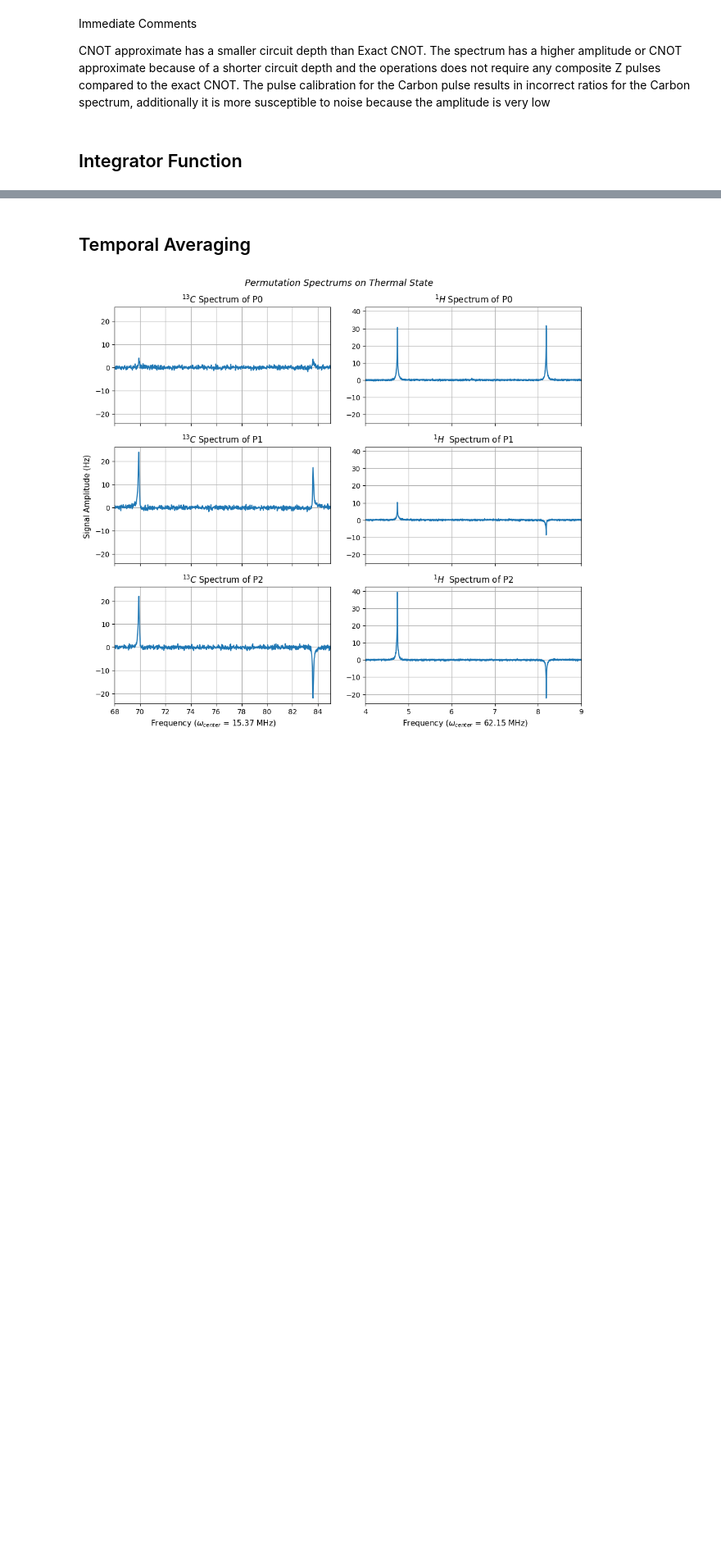
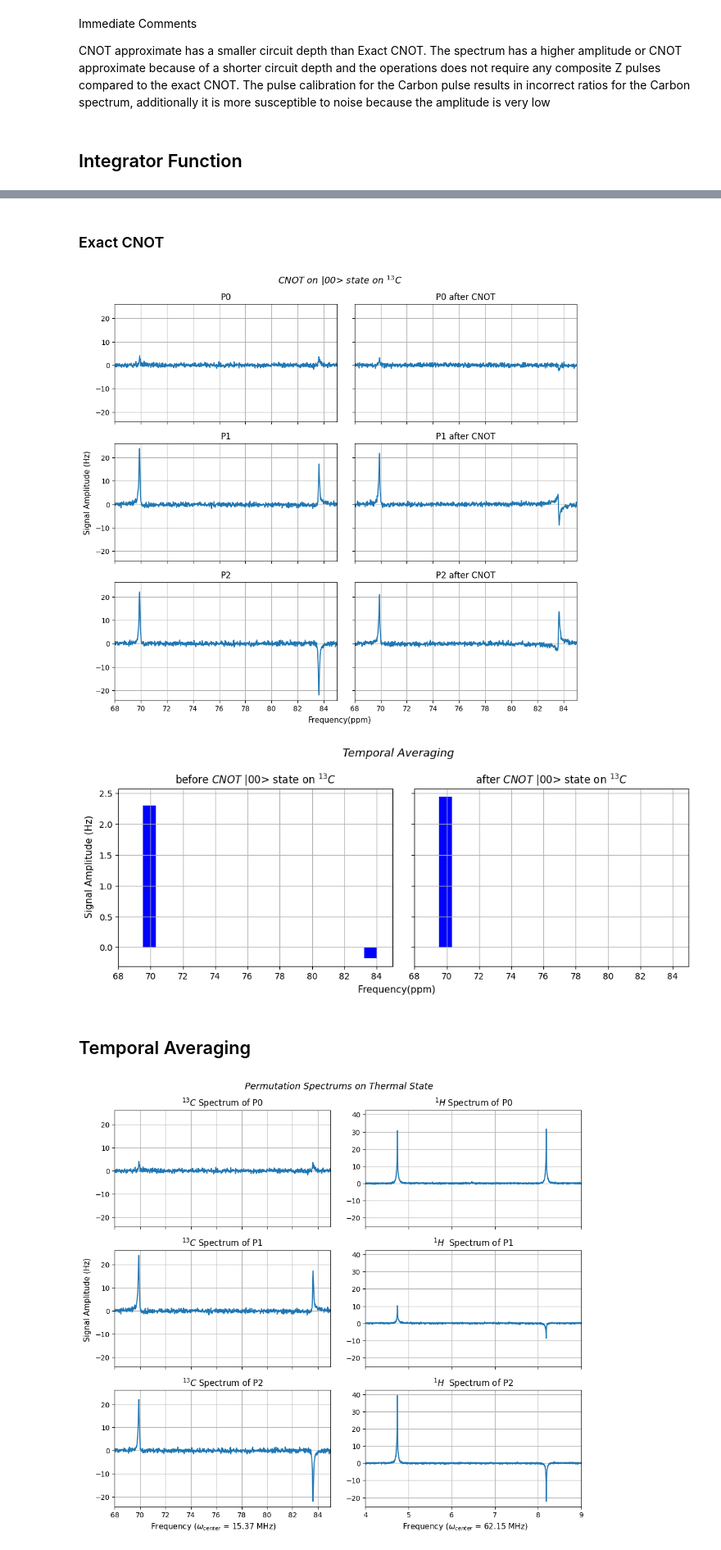
Before and after one commit to shashankd95/ApproximateToffoli, a Jupyter notebook: NMR_Algorithms.ipynb, the cells around one changed output, grey strips where cells are left out. Shown at 82% size. Saved outputs shown, nothing was run; the diff lists cells and outputs as text; code cells hidden in the pictures; blank space fills up the shorter version.

```diff
--- a/NMR_Algorithms.ipynb
+++ b/NMR_Algorithms.ipynb
@@ -66,3 +145,80 @@ def integrator(xdat, ydat, min, max, thresh = 0.4):
+# %% [markdown]
+### Exact CNOT
+# %%
+P0_13C = pd.read_csv("/workspaces/PrelabSimulations/NMR Lab Data/State 00 13C Data/before and after CNOT/P0_13C.csv", header = None)
+P0_CNOT_13C = pd.read_csv("/workspaces/PrelabSimulations/NMR Lab Data/State 00 13C Data/before and after CNOT/P0_CNOT_13C.csv",
+                          header = None)
+
+P1_13C = pd.read_csv("/workspaces/PrelabSimulations/NMR Lab Data/State 00 13C Data/before and after CNOT/P1_13C.csv", header = None)
+P1_CNOT_13C = pd.read_csv("/workspaces/PrelabSimulations/NMR Lab Data/State 00 13C Data/before and after CNOT/P1_CNOT_13C.csv",
+                          header = None)
+
+P2_13C = pd.read_csv("/workspaces/PrelabSimulations/NMR Lab Data/State 00 13C Data/before and after CNOT/P2_13C.csv", header = None)
+P2_CNOT_13C = pd.read_csv( "/workspaces/PrelabSimulations/NMR Lab Data/State 00 13C Data/before and after CNOT/P2_CNOT_13C.csv",
+                          header = None)
+
+freq_P0_13C = np.array(P0_13C.iloc[:,0])
+spec_P0_13C = np.array(P0_13C.iloc[:,1])
+freq_P0_CNOT_13C = np.array(P0_CNOT_13C.iloc[:,0])
+spec_P0_CNOT_13C = np.array(P0_CNOT_13C.iloc[:,1])
+
+freq_P1_13C = np.array(P1_13C.iloc[:,0])
+spec_P1_13C = np.array(P1_13C.iloc[:,1])
+freq_P1_CNOT_13C = np.array(P1_CNOT_13C.iloc[:,0])
+spec_P1_CNOT_13C = np.array(P1_CNOT_13C.iloc[:,1])
+
+freq_P2_13C = np.array(P2_13C.iloc[:,0])
+spec_P2_13C = np.array(P2_13C.iloc[:,1])
+freq_P2_CNOT_13C = np.array(P2_CNOT_13C.iloc[:,0])
+spec_P2_CNOT_13C = np.array(P2_CNOT_13C.iloc[:,1])
+
+loc_P0_13C, int_P0_13C = integrator(freq_P0_13C, spec_P0_13C, 65, 91, 0.8)
+loc_P1_13C, int_P1_13C = integrator(freq_P1_13C, spec_P1_13C, 65, 91, 0.7)
+loc_P2_13C, int_P2_13C = integrator(freq_P2_13C, spec_P2_13C, 65, 91, 0.7)
+
+loc_P0_CNOT_13C, int_P0_CNOT_13C = integrator(freq_P0_CNOT_13C, spec_P0_CNOT_13C, 65, 91, 0.8)
+loc_P1_CNOT_13C, int_P1_CNOT_13C = integrator(freq_P1_CNOT_13C, spec_P1_CNOT_13C, 65, 91, 0.7)
+loc_P2_CNOT_13C, int_P2_CNOT_13C = integrator(freq_P2_CNOT_13C, spec_P2_CNOT_13C, 65, 91, 0.7)
+
+plt.rcParams['axes.grid'] = True
+fig, ax = plt.subplots(3, 2, sharey = 'all', sharex = 'all', figsize = (10,9))
+fig.suptitle('$CNOT$ on |00> state on $^{13}C$', fontsize=13, style = 'italic')
+ax[0, 0].set_xlim(68, 85)
+ax[0, 0].plot(freq_P0_13C, spec_P0_13C)
+ax[0, 0].title.set_text("P0")
+ax[1, 0].plot(freq_P1_13C, spec_P1_13C)
+ax[1, 0].title.set_text("P1")
+ax[2, 0].plot(freq_P2_13C, spec_P2_13C)
+ax[2, 0].title.set_text("P2")
+
+ax[0, 1].plot(freq_P0_CNOT_13C, spec_P0_CNOT_13C)
+ax[0, 1].title.set_text("P0 after CNOT")
+ax[1, 1].plot(freq_P1_CNOT_13C, spec_P1_CNOT_13C)
+ax[1, 1].title.set_text("P1 after CNOT")
+ax[2, 1].plot(freq_P2_CNOT_13C, spec_P2_CNOT_13C)
+ax[2, 1].title.set_text("P2 after CNOT")
+
+fig.text(0.5, 0, 'Frequency(ppm)', ha='center', va='center', fontsize = 11)
+fig.text(0, 0.5, 'Signal Amplitude (Hz)', ha='center', va='center', rotation='vertical', fontsize = 11)
+fig.tight_layout()
+plt.show()
+
+plt.rcParams['axes.grid'] = True
+fig1, ax1 = plt.subplots(1, 2, sharey = 'all', sharex = 'all', figsize = (10,4))
+fig1.suptitle('Temporal Averaging', fontsize=13, style = 'italic')
+ax1[0].set_xlim(68, 85)
+ax1[0].bar(loc_P0_13C, (int_P0_13C + int_P1_13C + int_P2_13C)/3, color = 'blue')
+ax1[0].set_title('before $CNOT$ |00> state on $^{13}C$')
+ax1[1].bar(loc_P0_CNOTappx_13C, (int_P0_CNOTappx_13C + int_P1_CNOTappx_13C + int_P2_CNOTappx_13C)/3, color = 'blue')
+ax1[1].set_title('after $CNOT$ |00> state on $^{13}C $')
+
+fig1.text(0.5, 0, 'Frequency(ppm) ', ha='center', va='center', fontsize = 11)
+fig1.text(0, 0.5, 'Signal Amplitude (Hz)', ha='center', va='center', rotation='vertical', fontsize = 11)
+fig1.tight_layout()
+plt.show()
+# %% [output]
+[figure, added]
+[figure, added]
 # %% [markdown]
 ## Temporal Averaging
 # %%
```
Also changed, not shown: parts of 17 cells of this notebook.
